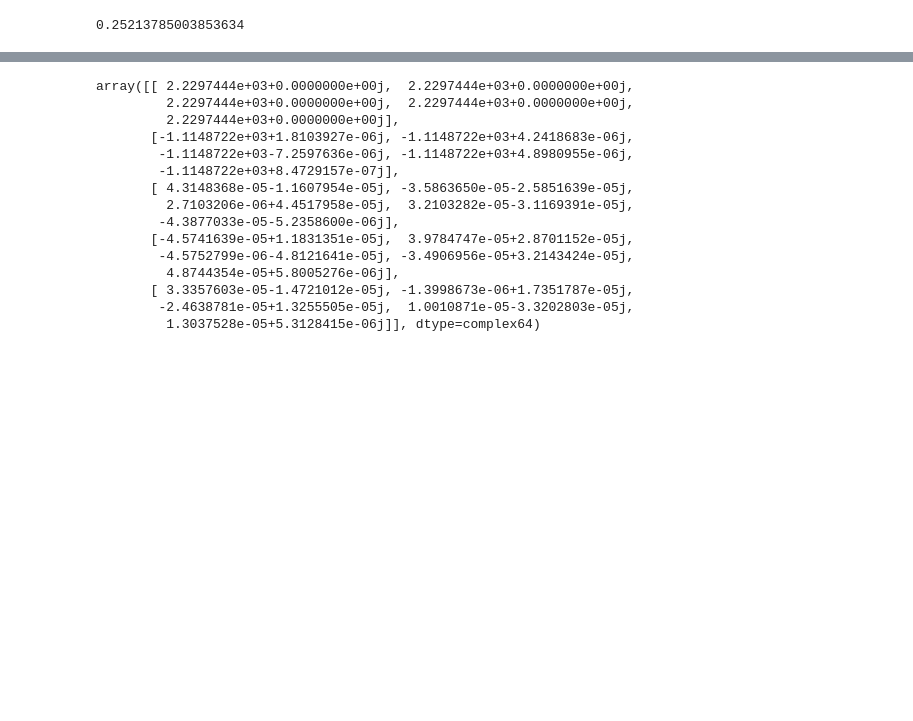
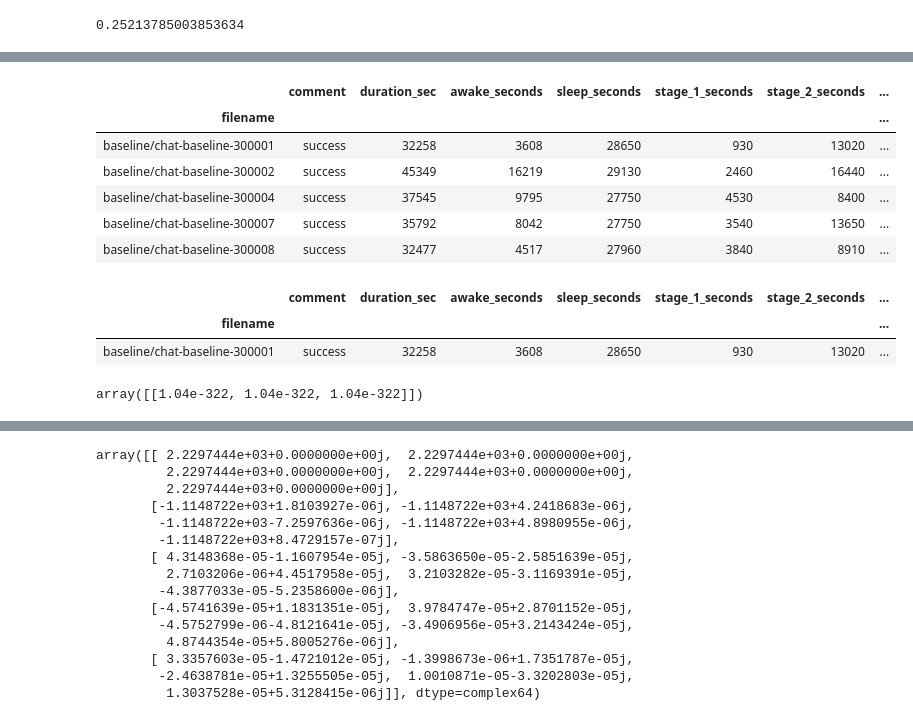
Before and after one commit to jonathanbranam/aisdb, a Jupyter notebook: FirstReadEDF.ipynb, the cells around one changed output, grey strips where cells are left out. Cells and saved outputs as stored; diff of their text form; code cells hidden in the pictures; blank space fills up the shorter version.

Commit message:
Parsing many files and export results.

```diff
--- a/FirstReadEDF.ipynb
+++ b/FirstReadEDF.ipynb
@@ -378,0 +427,6 @@ sum(result > 0.3) / len(result)
+# %%
+f = pyedflib.EdfReader('./local-data/chat/polysomnography/edfs/baseline/chat-baseline-300013.edf')
+# %%
+signal_labels = ['ABD','Chest']
+edf_indices = get_edf_signal_indices(f, signal_labels)
+orig_freq = int(f.samplefrequency(edf_indices[0]))
@@ -433,0 +600,28 @@ Wall time: 9.12 s
+# %%
+def read_files(files):
+    dtypes = np.dtype([
+        ('filename', np.object),
+        ('comment', np.object),
+        ('orig_freq', np.int64),
+        ('duration_sec', np.int64),
+        ('awake_seconds', np.int64),
+        ('sleep_seconds', np.int64),
+        ('stage_1_seconds', np.int64),
+        ('stage_2_seconds', np.int64),
+        ('stage_3_seconds', np.int64),
+        ('stage_5_seconds', np.int64),
+        ('hyp_apnea_seconds', np.int64),
+        ('asleep_non_event_seconds', np.int64),
+        ('time_in_async_30p', np.float64),
+        ('time_in_async_25p', np.float64),
+        ('time_in_async_50p', np.float64),
+        ('time_in_async_75p', np.float64),
+    ])
+    df = np.empty(len(files), dtypes)
+    for i, filename in enumerate(files):
+        print(f"{i:3} processing {filename}")
+        df[i] = compute_perc_taa(filename)
+    results_df = pd.DataFrame(df, index=files)
+    results_df = results_df.drop(columns='filename')
+    results_df.index.name = 'filename'
+    return results_df
@@ -433,0 +750,4 @@ Wall time: 9.12 s
+# %%
+files = [f'baseline/{fn.split(".edf")[0]}' for fn in baseline_files.strip().split('\n')]
+#results_df = read_files(list(islice(files,10)))
+results_df = read_files(files)
@@ -433,0 +776,16 @@ Wall time: 9.12 s
+# %%
+results_df.head()
+# %% [output]
+|  | comment | duration_sec | awake_seconds | sleep_seconds | stage_1_seconds | stage_2_seconds | ... |
+| filename |  |  |  |  |  |  | ... |
+| baseline/chat-baseline-300001 | success | 32258 | 3608 | 28650 | 930 | 13020 | ... |
+| baseline/chat-baseline-300002 | success | 45349 | 16219 | 29130 | 2460 | 16440 | ... |
+| baseline/chat-baseline-300004 | success | 37545 | 9795 | 27750 | 4530 | 8400 | ... |
+| baseline/chat-baseline-300007 | success | 35792 | 8042 | 27750 | 3540 | 13650 | ... |
+| baseline/chat-baseline-300008 | success | 32477 | 4517 | 27960 | 3840 | 8910 | ... |
+# %%
+results_df.head(1)
+# %% [output]
+|  | comment | duration_sec | awake_seconds | sleep_seconds | stage_1_seconds | stage_2_seconds | ... |
+| filename |  |  |  |  |  |  | ... |
+| baseline/chat-baseline-300001 | success | 32258 | 3608 | 28650 | 930 | 13020 | ... |
@@ -433,0 +796,4 @@ Wall time: 9.12 s
+# %%
+np.empty((1,3))
+# %% [output]
+array([[1.04e-322, 1.04e-322, 1.04e-322]])
```
Also changed, not shown: parts of 38 cells of this notebook, 2 other files.
